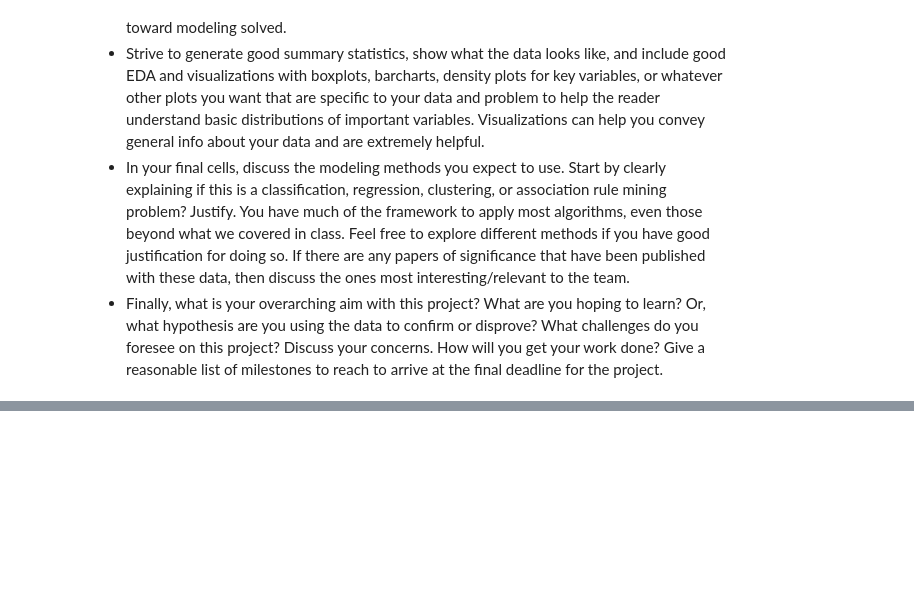
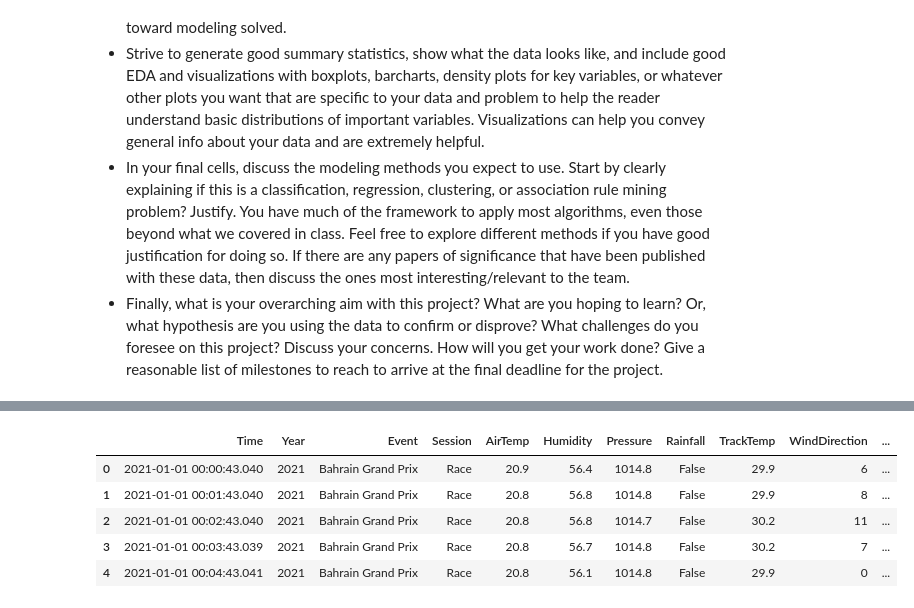
Before and after one commit to soconnor0919/f1-race-prediction, a Jupyter notebook: project/DataPrep_EDA.ipynb, the cells around one changed output, grey strips where cells are left out. Cells and saved outputs as stored; diff of their text form; code cells hidden in the pictures; blank space fills up the shorter version.

```diff
--- a/project/DataPrep_EDA.ipynb
+++ b/project/DataPrep_EDA.ipynb
@@ -175,0 +380,25 @@ lap_data_combined.head(5)
+# %%
+# Time conversion
+# Function to convert timedelta to datetime
+def convert_timedelta_to_datetime(df, base_date='2021-01-01'):
+    if 'Time' in df.columns:
+        # Create a base datetime and add the timedelta
+        base = pd.Timestamp(base_date)
+        if df['Time'].dtype == 'timedelta64[ns]':
+            df['Time'] = base + df['Time']
+    return df
+
+# Apply conversion to both dataframes
+weather_data_combined = convert_timedelta_to_datetime(weather_data_combined)
+lap_data_combined = convert_timedelta_to_datetime(lap_data_combined)
+# %%
+# Verify the conversion
+lap_data_combined.head(5)
+weather_data_combined.head(5)
+# %% [output]
+|  | Time | Year | Event | Session | AirTemp | Humidity | Pressure | Rainfall | TrackTemp | WindDirection | ... |
+| 0 | 2021-01-01 00:00:43.040 | 2021 | Bahrain Grand Prix | Race | 20.9 | 56.4 | 1014.8 | False | 29.9 | 6 | ... |
+| 1 | 2021-01-01 00:01:43.040 | 2021 | Bahrain Grand Prix | Race | 20.8 | 56.8 | 1014.8 | False | 29.9 | 8 | ... |
+| 2 | 2021-01-01 00:02:43.040 | 2021 | Bahrain Grand Prix | Race | 20.8 | 56.8 | 1014.7 | False | 30.2 | 11 | ... |
+| 3 | 2021-01-01 00:03:43.039 | 2021 | Bahrain Grand Prix | Race | 20.8 | 56.7 | 1014.8 | False | 30.2 | 7 | ... |
+| 4 | 2021-01-01 00:04:43.041 | 2021 | Bahrain Grand Prix | Race | 20.8 | 56.1 | 1014.8 | False | 29.9 | 0 | ... |
```
Also changed, not shown: parts of 31 cells of this notebook, 1 other file.
